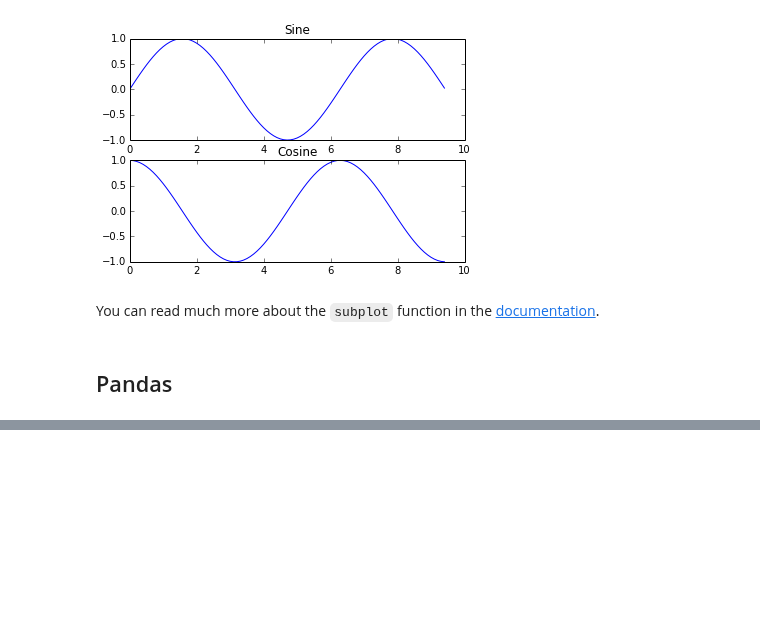
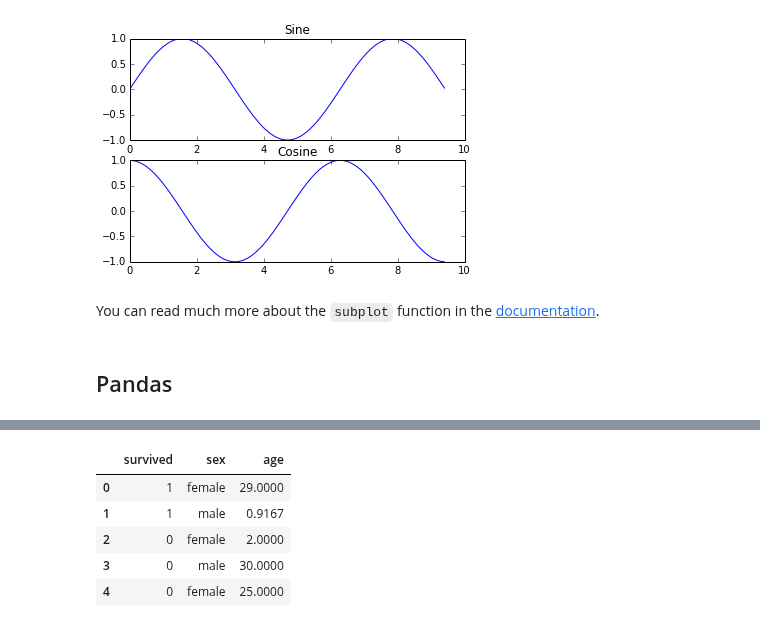
Before and after one commit to Mickael-Galliez/ml17s, a Jupyter notebook: python-tutorial.ipynb, the cells around one changed output, grey strips where cells are left out. Cells and saved outputs as stored; diff of their text form; code cells hidden in the pictures; blank space fills up the shorter version.

```diff
--- a/python-tutorial.ipynb
+++ b/python-tutorial.ipynb
@@ -977,0 +1037,12 @@ You can read much more about the `subplot` function in the [documentation](http:
+# %%
+# select specific columns
+cols = ['survived','sex','age']
+specific_cols = dframe[cols]
+specific_cols.head()
+# %% [output]
+|  | survived | sex | age |
+| 0 | 1 | female | 29.0000 |
+| 1 | 1 | male | 0.9167 |
+| 2 | 0 | female | 2.0000 |
+| 3 | 0 | male | 30.0000 |
+| 4 | 0 | female | 25.0000 |
```
Also changed, not shown: parts of 10 cells of this notebook.
